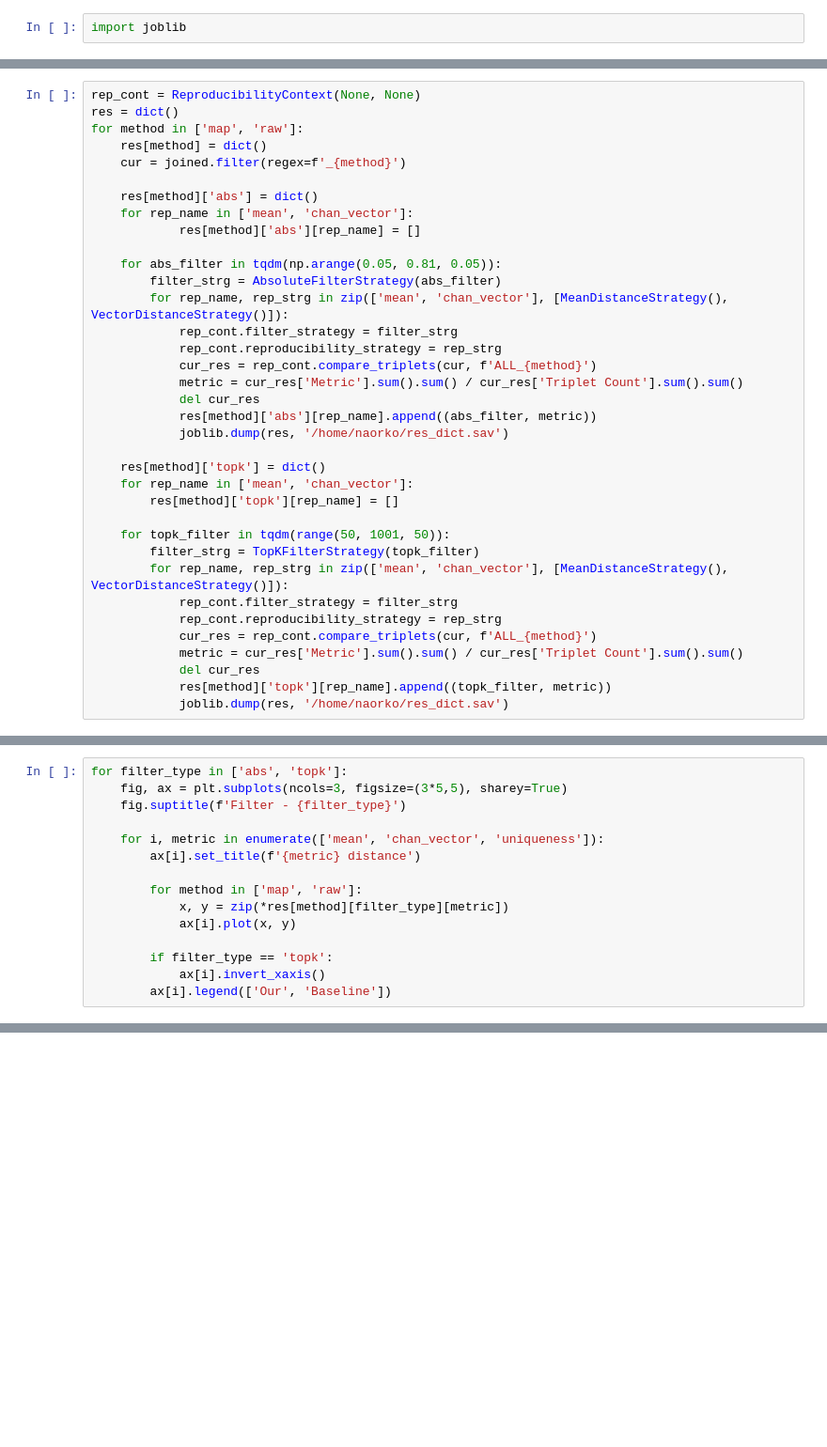
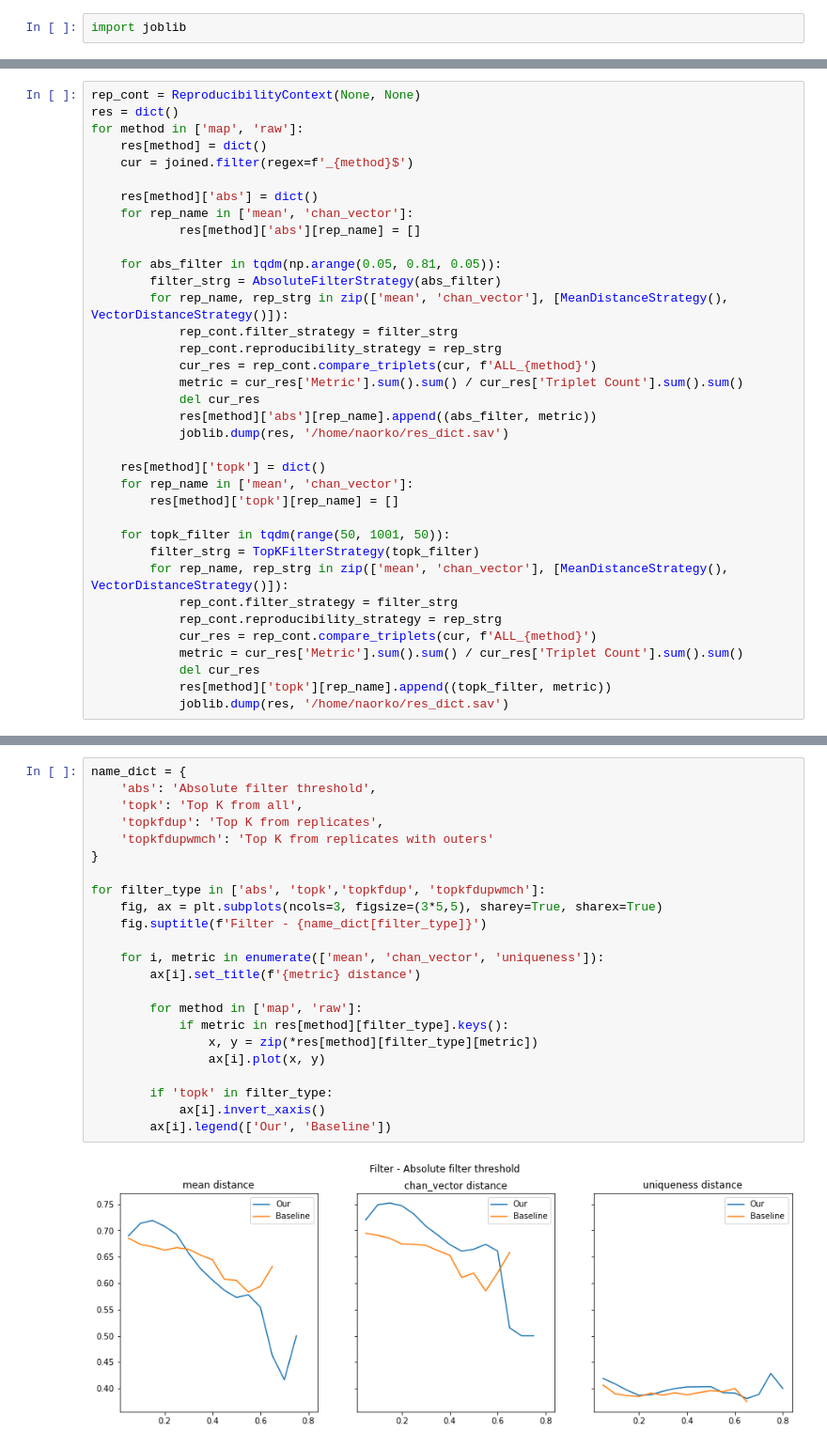
Before and after one commit to leorrose/CellProfiling-research, a Jupyter notebook: code/notebooks/Repeated-results-NEW.ipynb, the cells around one changed output, grey strips where cells are left out. Shown at 94% size. Drawn from its saved outputs; the diff is of its cells as text; blank space fills up the shorter version.

```diff
--- a/code/notebooks/Repeated-results-NEW.ipynb
+++ b/code/notebooks/Repeated-results-NEW.ipynb
@@ -46,7 +57,7 @@ rep_cont = ReproducibilityContext(None, None)
 res = dict()
 for method in ['map', 'raw']:
     res[method] = dict()
-    cur = joined.filter(regex=f'_{method}')
+    cur = joined.filter(regex=f'_{method}$')
 
     res[method]['abs'] = dict()
     for rep_name in ['mean', 'chan_vector']:
@@ -106,15 +90,0 @@ for filter_type in ['abs', 'topk']:
-# %%
-for filter_type in ['abs', 'topk']:
-    fig, ax = plt.subplots(ncols=3, figsize=(3*5,5), sharey=True)
-    fig.suptitle(f'Filter - {filter_type}')
-
-    for i, metric in enumerate(['mean', 'chan_vector', 'uniqueness']):
-        ax[i].set_title(f'{metric} distance')
-
-        for method in ['map', 'raw']:
-            x, y = zip(*res[method][filter_type][metric])
-            ax[i].plot(x, y)
-
-        if filter_type == 'topk':
-            ax[i].invert_xaxis()
-        ax[i].legend(['Our', 'Baseline'])
@@ -151,0 +156,25 @@ for method in ['map', 'raw']:
+# %%
+name_dict = {
+    'abs': 'Absolute filter threshold',
+    'topk': 'Top K from all',
+    'topkfdup': 'Top K from replicates',
+    'topkfdupwmch': 'Top K from replicates with outers'
+}
+
+for filter_type in ['abs', 'topk','topkfdup', 'topkfdupwmch']:
+    fig, ax = plt.subplots(ncols=3, figsize=(3*5,5), sharey=True, sharex=True)
+    fig.suptitle(f'Filter - {name_dict[filter_type]}')
+
+    for i, metric in enumerate(['mean', 'chan_vector', 'uniqueness']):
+        ax[i].set_title(f'{metric} distance')
+
+        for method in ['map', 'raw']:
+            if metric in res[method][filter_type].keys():
+                x, y = zip(*res[method][filter_type][metric])
+                ax[i].plot(x, y)
+
+        if 'topk' in filter_type:
+            ax[i].invert_xaxis()
+        ax[i].legend(['Our', 'Baseline'])
+# %% [output]
+[figure, added]
```
Also changed, not shown: parts of 19 cells of this notebook, 3 other files.
